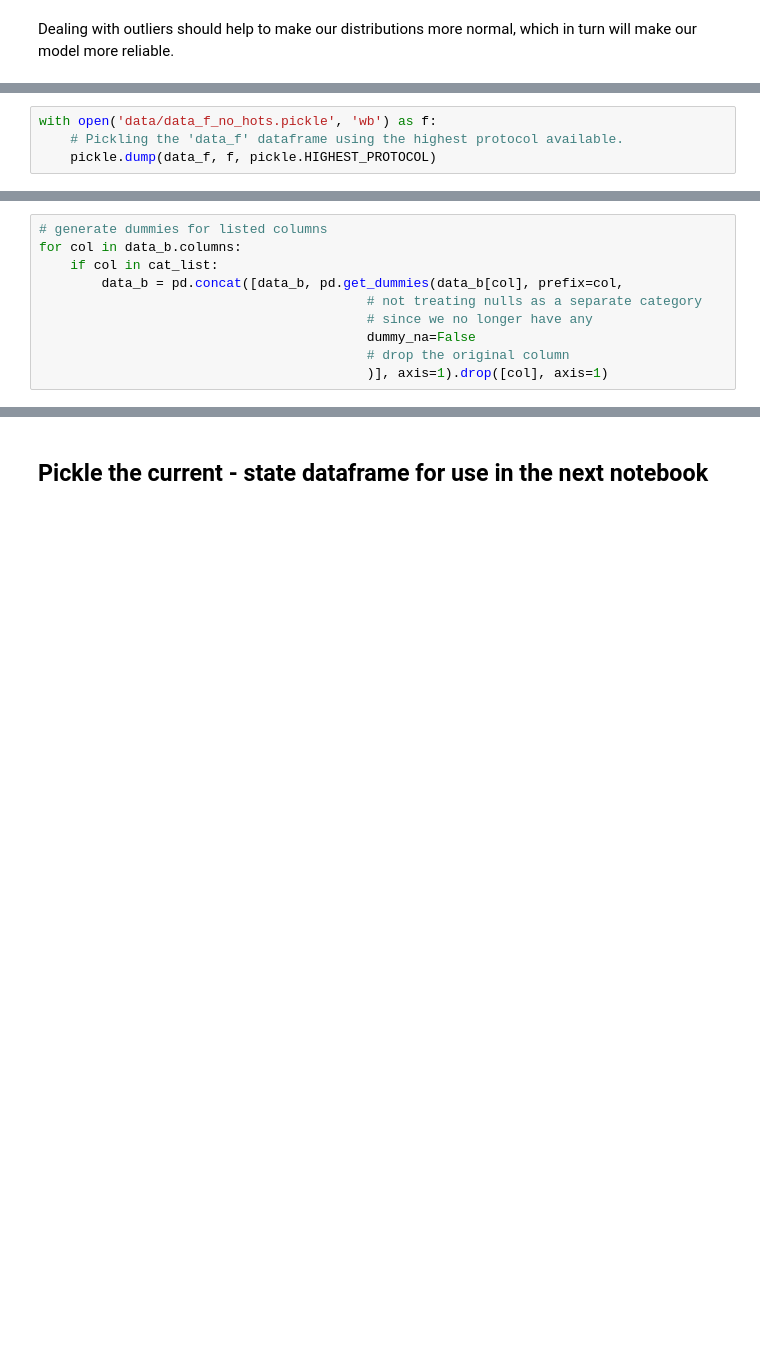
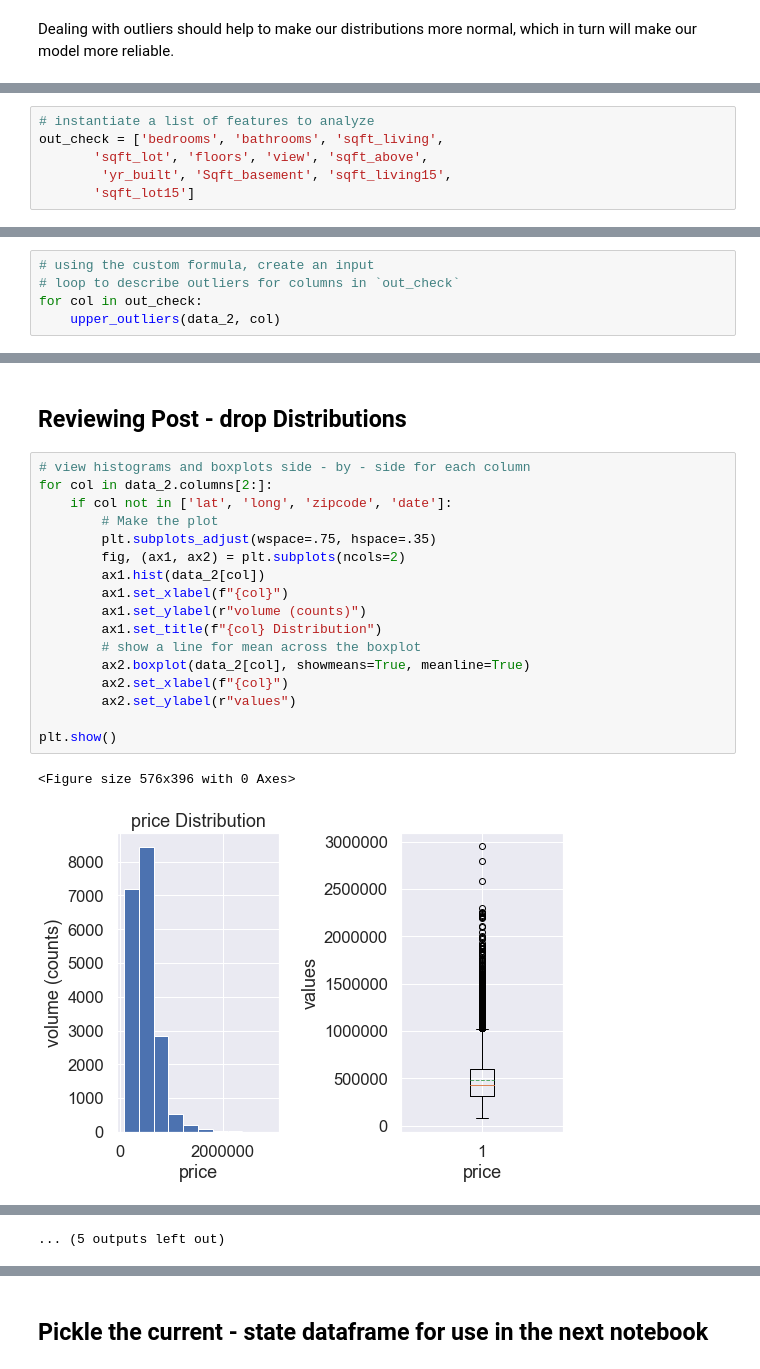
Before and after one commit to jammy-bot/dsc-mod-2-project-v2-1-online-ds-ft-120919, a Jupyter notebook: 1-obtain-and scrub.ipynb, the cells around one changed output, grey strips where cells are left out. Saved outputs shown, nothing was run; the diff lists cells and outputs as text; blank space fills up the shorter version.

```diff
--- a/1-obtain-and scrub.ipynb
+++ b/1-obtain-and scrub.ipynb
@@ -1009,4 +721,0 @@ Store the `data_f` dataframe in a sub - directory of the repository as `data_f_n
-# %%
-with open('data/data_f_no_hots.pickle', 'wb') as f:
-    # Pickling the 'data_f' dataframe using the highest protocol available.
-    pickle.dump(data_f, f, pickle.HIGHEST_PROTOCOL)
@@ -1066,10 +721,0 @@ The loop in the next cell will:
-# %%
-# generate dummies for listed columns
-for col in data_b.columns:
-    if col in cat_list:
-        data_b = pd.concat([data_b, pd.get_dummies(data_b[col], prefix=col,
-                                          # not treating nulls as a separate category
-                                          # since we no longer have any
-                                          dummy_na=False
-                                          # drop the original column
-                                          )], axis=1).drop([col], axis=1)
@@ -1122,0 +768,6 @@ data_b.head(1)
+# %%
+# instantiate a list of features to analyze
+out_check = ['bedrooms', 'bathrooms', 'sqft_living',
+       'sqft_lot', 'floors', 'view', 'sqft_above',
+        'yr_built', 'Sqft_basement', 'sqft_living15',
+       'sqft_lot15']
@@ -1122,0 +776,5 @@ data_b.head(1)
+# %%
+# using the custom formula, create an input
+# loop to describe outliers for columns in `out_check`
+for col in out_check:
+    upper_outliers(data_2, col)
@@ -1122,0 +843,22 @@ data_b.head(1)
+# %% [markdown]
+## Reviewing Post - drop Distributions
+# %%
+# view histograms and boxplots side - by - side for each column
+for col in data_2.columns[2:]:
+    if col not in ['lat', 'long', 'zipcode', 'date']:
+        # Make the plot
+        plt.subplots_adjust(wspace=.75, hspace=.35)
+        fig, (ax1, ax2) = plt.subplots(ncols=2)
+        ax1.hist(data_2[col])
+        ax1.set_xlabel(f"{col}")
+        ax1.set_ylabel(r"volume (counts)")
+        ax1.set_title(f"{col} Distribution")
+        # show a line for mean across the boxplot
+        ax2.boxplot(data_2[col], showmeans=True, meanline=True)
+        ax2.set_xlabel(f"{col}")
+        ax2.set_ylabel(r"values")
+
+plt.show()
+# %% [output]
+<Figure size 576x396 with 0 Axes>
+[figure, added]
@@ -1122,0 +875 @@ data_b.head(1)
+... (5 outputs left out)
```
Also changed, not shown: parts of 161 cells of this notebook, 2 other files.
